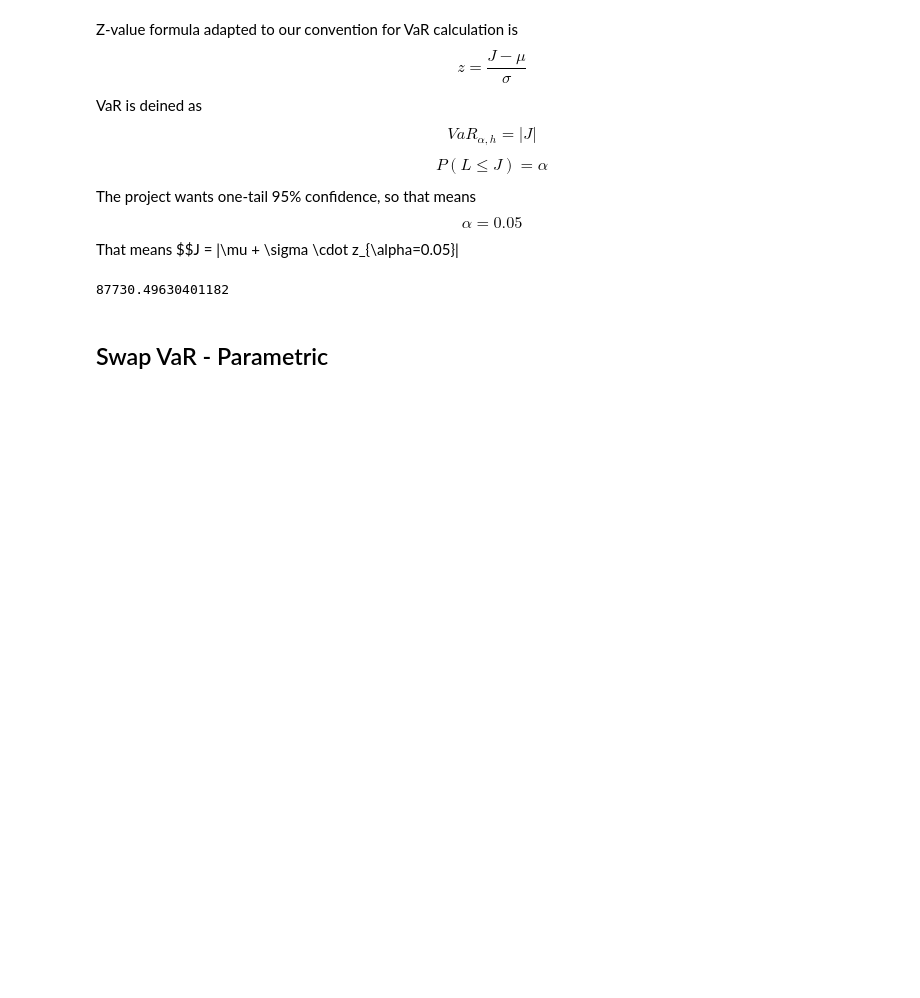
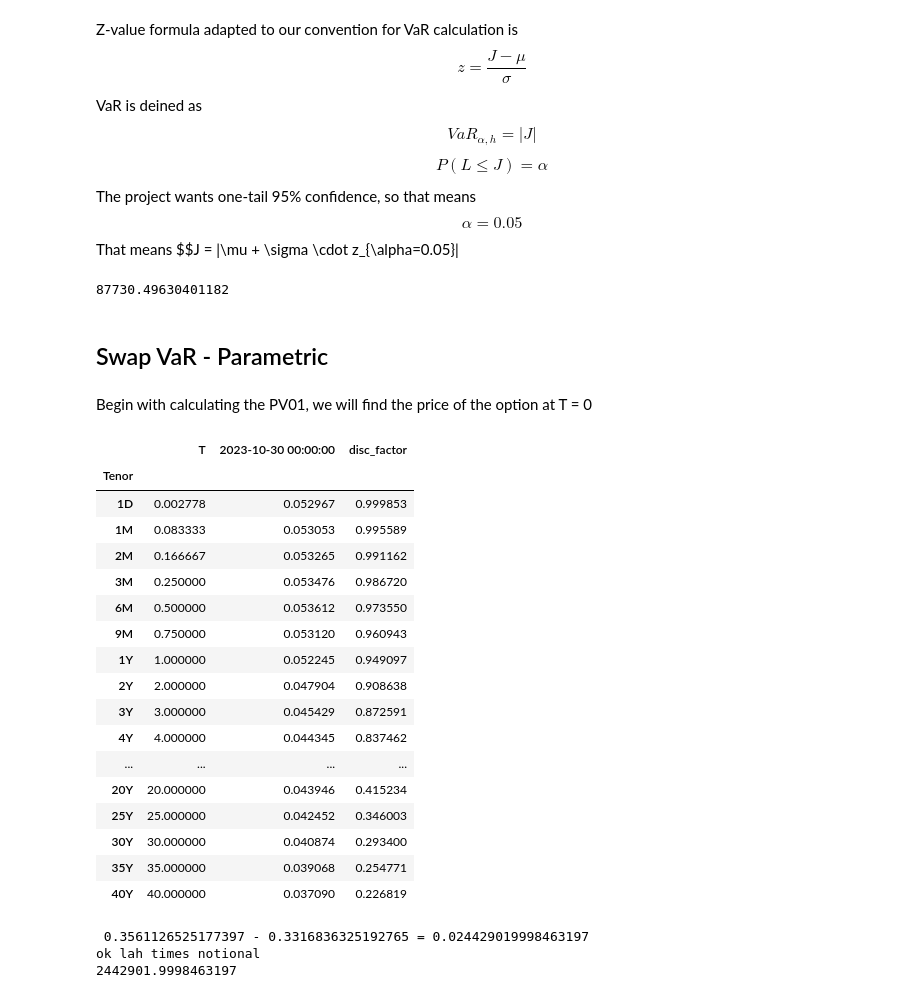
Before and after one commit to kilowiski/risk-analysis-mirror, a Jupyter notebook: var.ipynb, the cells around one changed output. Cells and saved outputs as stored; diff of their text form; code cells hidden in the pictures; blank space fills up the shorter version.

```diff
--- a/var.ipynb
+++ b/var.ipynb
@@ -176,3 +185,5 @@ var_stock
 87730.49630401182
 # %% [markdown]
 ## Swap VaR - Parametric ##
+# %% [markdown]
+Begin with calculating the PV01, we will find the price of the option at T = 0
@@ -178,0 +194,24 @@ var_stock
+# %%
+start_df = pd.concat([annualized_time, sofr_raw[sofr_raw.columns[-1]]], axis=1)
+start_df["disc_factor"] = np.exp(-start_df["T"] * start_df[start_df.columns[1]])
+# %%
+start_df
+# %% [output]
+|  | T | 2023-10-30 00:00:00 | disc_factor |
+| Tenor |  |  |  |
+| 1D | 0.002778 | 0.052967 | 0.999853 |
+| 1M | 0.083333 | 0.053053 | 0.995589 |
+| 2M | 0.166667 | 0.053265 | 0.991162 |
+| 3M | 0.250000 | 0.053476 | 0.986720 |
+| 6M | 0.500000 | 0.053612 | 0.973550 |
+| 9M | 0.750000 | 0.053120 | 0.960943 |
+| 1Y | 1.000000 | 0.052245 | 0.949097 |
+| 2Y | 2.000000 | 0.047904 | 0.908638 |
+| 3Y | 3.000000 | 0.045429 | 0.872591 |
+| 4Y | 4.000000 | 0.044345 | 0.837462 |
+| ... | ... | ... | ... |
+| 20Y | 20.000000 | 0.043946 | 0.415234 |
+| 25Y | 25.000000 | 0.042452 | 0.346003 |
+| 30Y | 30.000000 | 0.040874 | 0.293400 |
+| 35Y | 35.000000 | 0.039068 | 0.254771 |
+| 40Y | 40.000000 | 0.037090 | 0.226819 |
@@ -178,0 +233,8 @@ var_stock
+# %%
+print(f" {pv_float} - {pv_fix} = {pv_total}")
+print("ok lah times notional")
+print(pv_total * swap_notional)
+# %% [output]
+ 0.3561126525177397 - 0.3316836325192765 = 0.024429019998463197
+ok lah times notional
+2442901.9998463197
```
Also changed, not shown: parts of 13 cells of this notebook.
